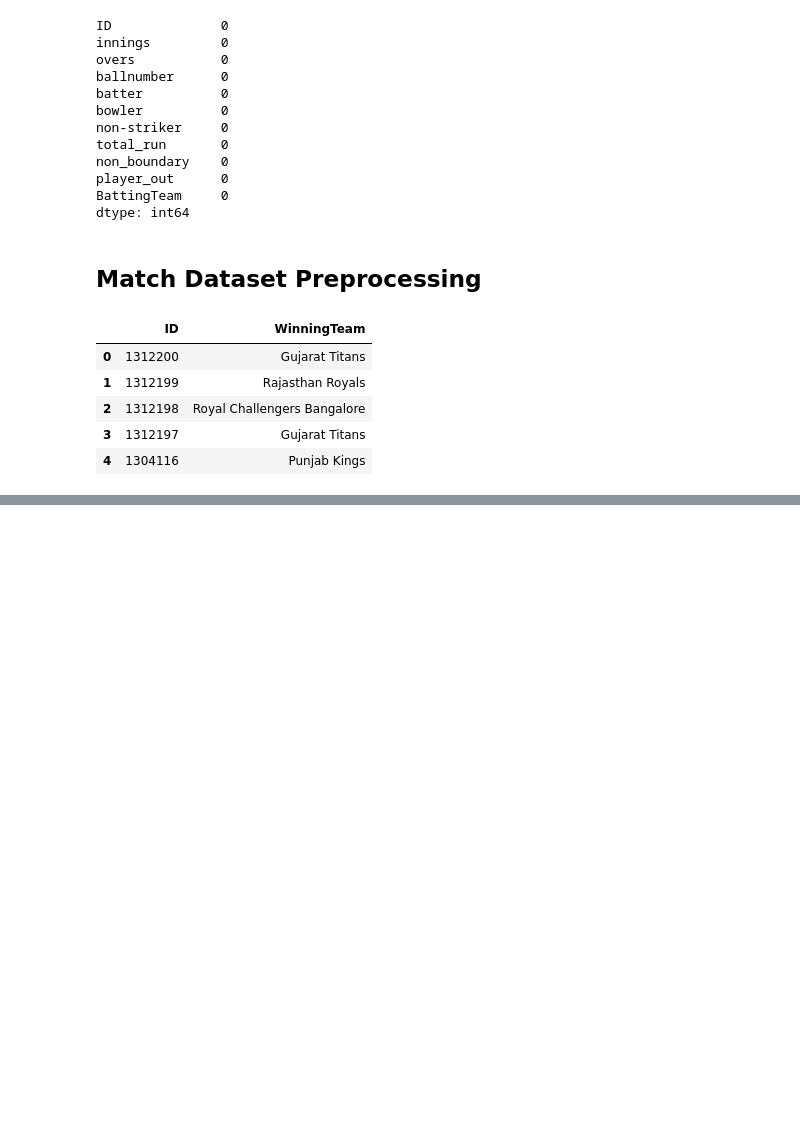
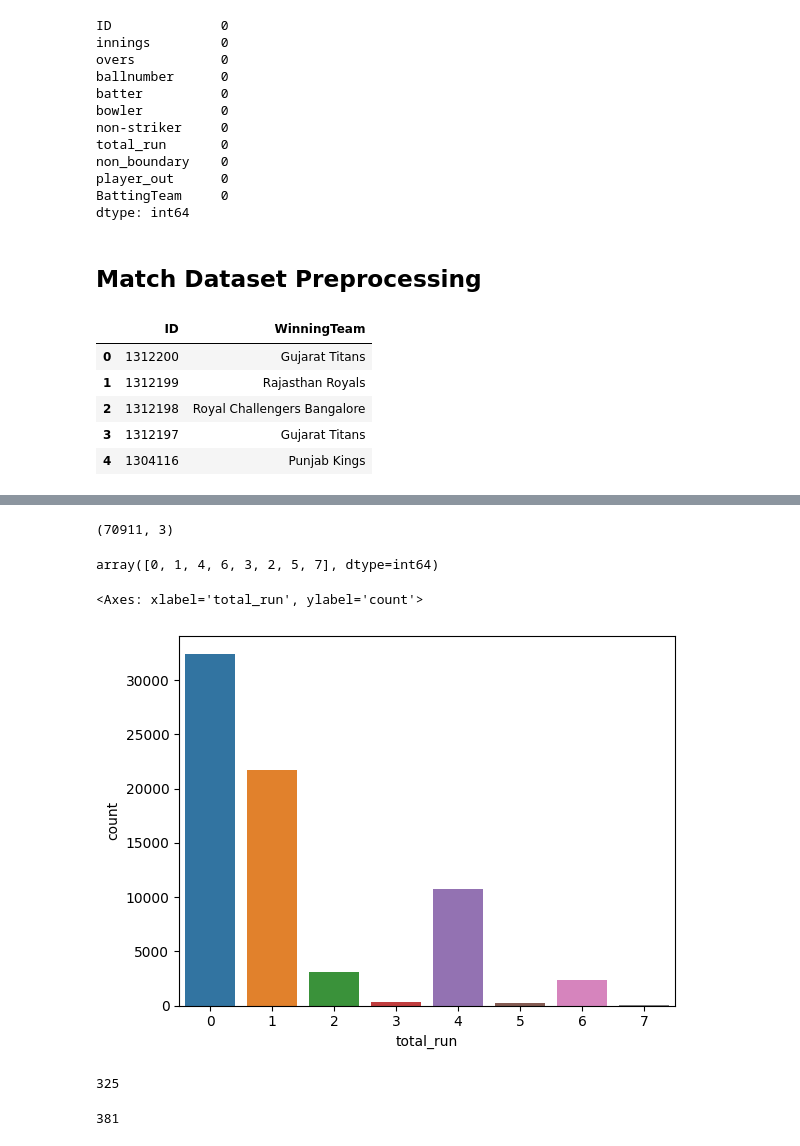
Before and after one commit to pyparul/ML_IPL_Score_Prediction, a Jupyter notebook: mymodelfile.ipynb, the cells around one changed output, grey strips where cells are left out. Drawn from its saved outputs; the diff is of its cells as text; code cells hidden in the pictures; blank space fills up the shorter version.

```diff
--- a/mymodelfile.ipynb
+++ b/mymodelfile.ipynb
@@ -208,0 +211,2 @@ winning_team.head()
+# %%
+combined_data = pd.merge(data_ball, winning_team, on = 'ID')
@@ -208,0 +229,2 @@ winning_team.head()
+# %%
+combined_data = combined_data.dropna()
@@ -208,0 +253,2 @@ winning_team.head()
+# %%
+batter_bowler_run_data = combined_data[['batter', 'bowler', 'total_run']]
@@ -208,0 +264,7 @@ winning_team.head()
+# %%
+batter_bowler_run_data.shape
+# %% [output]
+(70911, 3)
+# %%
+X = batter_bowler_run_data.iloc[:, :-1]
+y = batter_bowler_run_data.iloc[:, -1]
@@ -208,0 +273,17 @@ winning_team.head()
+# %%
+y.unique()
+# %% [output]
+array([0, 1, 4, 6, 3, 2, 5, 7], dtype=int64)
+# %%
+sns.countplot(x = y)
+# %% [output]
+<Axes: xlabel='total_run', ylabel='count'>
+[figure, added]
+# %%
+X['batter'].nunique()
+# %% [output]
+325
+# %%
+X['bowler'].nunique()
+# %% [output]
+381
```
Also changed, not shown: parts of 14 cells of this notebook.
